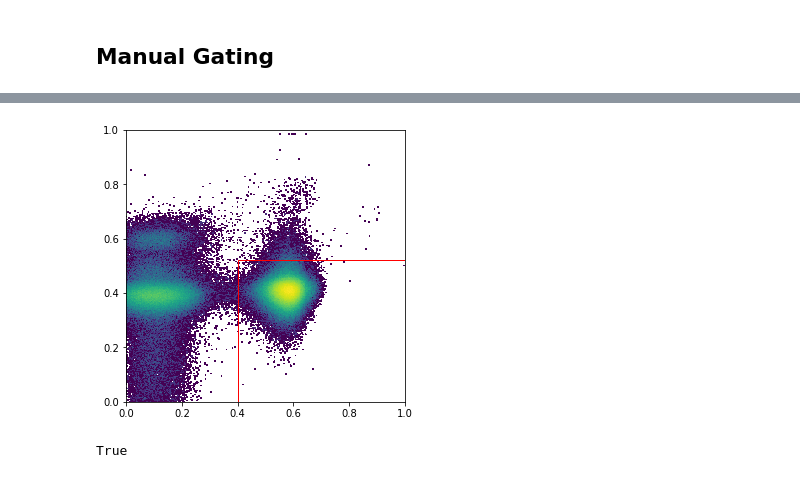
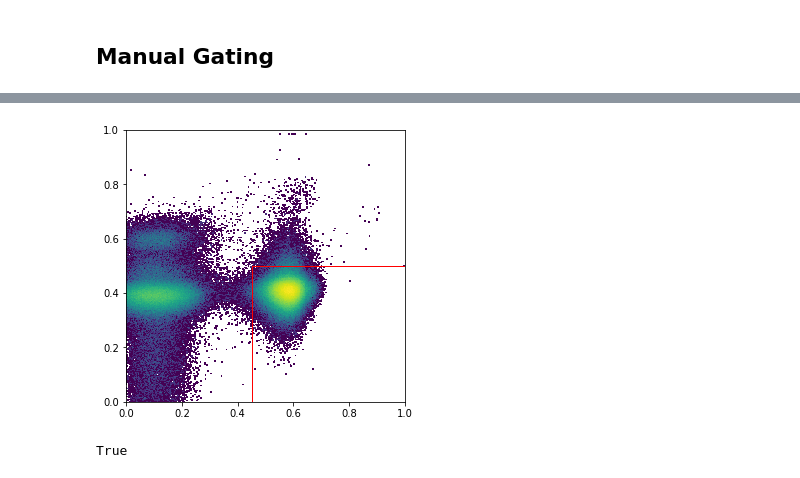
Before and after one commit to burtonrj/CytoPy, a Jupyter notebook: immunova/Notebooks/Testing/Population_Identification_Validation/CD3 Gating.ipynb, the cells around one changed output, grey strips where cells are left out. Cells and saved outputs as stored; diff of their text form; code cells hidden in the pictures.

```diff
--- a/immunova/Notebooks/Testing/Population_Identification_Validation/CD3 Gating.ipynb
+++ b/immunova/Notebooks/Testing/Population_Identification_Validation/CD3 Gating.ipynb
@@ -97,11 +101,11 @@ Saved successfully!
 # %%
 hc = Gating(exp, 'hc19')
 # %%
-x_min, x_max, y_min, y_max = 0.4, 1.0, 0, 0.52
+x_min, x_max, y_min, y_max = 0.45, 1.0, 0, 0.5
 visualise_manual_rect(hc, 'lymphocytes', 'CD3', 'L/D', x_min, x_max, y_min, y_max,
                       xlim=(0,1), ylim=(0,1))
 # %% [output]
-[figure, old version]
+[figure, new version]
 # %%
 child_populations = ChildPopulationCollection('geom')
 child_populations.add_population('manual_liveCD3', definition='+')
```
Also changed, not shown: parts of 25 cells of this notebook, 6 other files.
